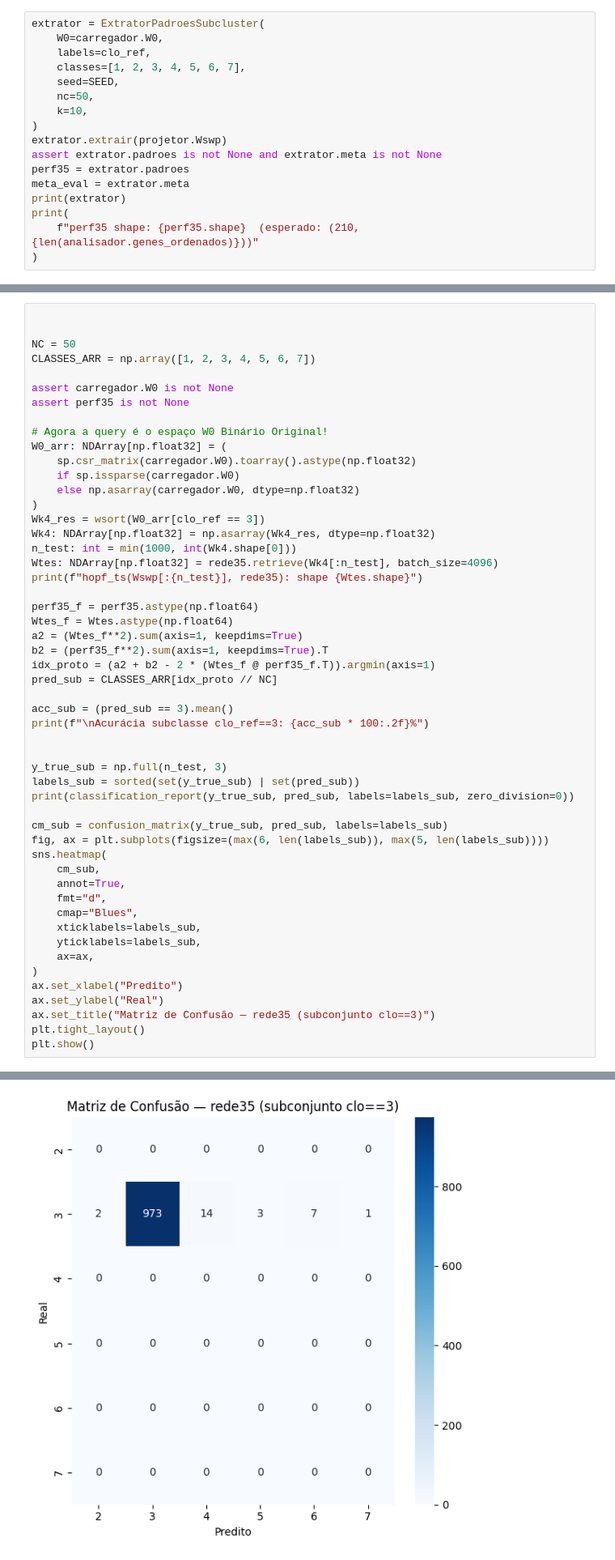
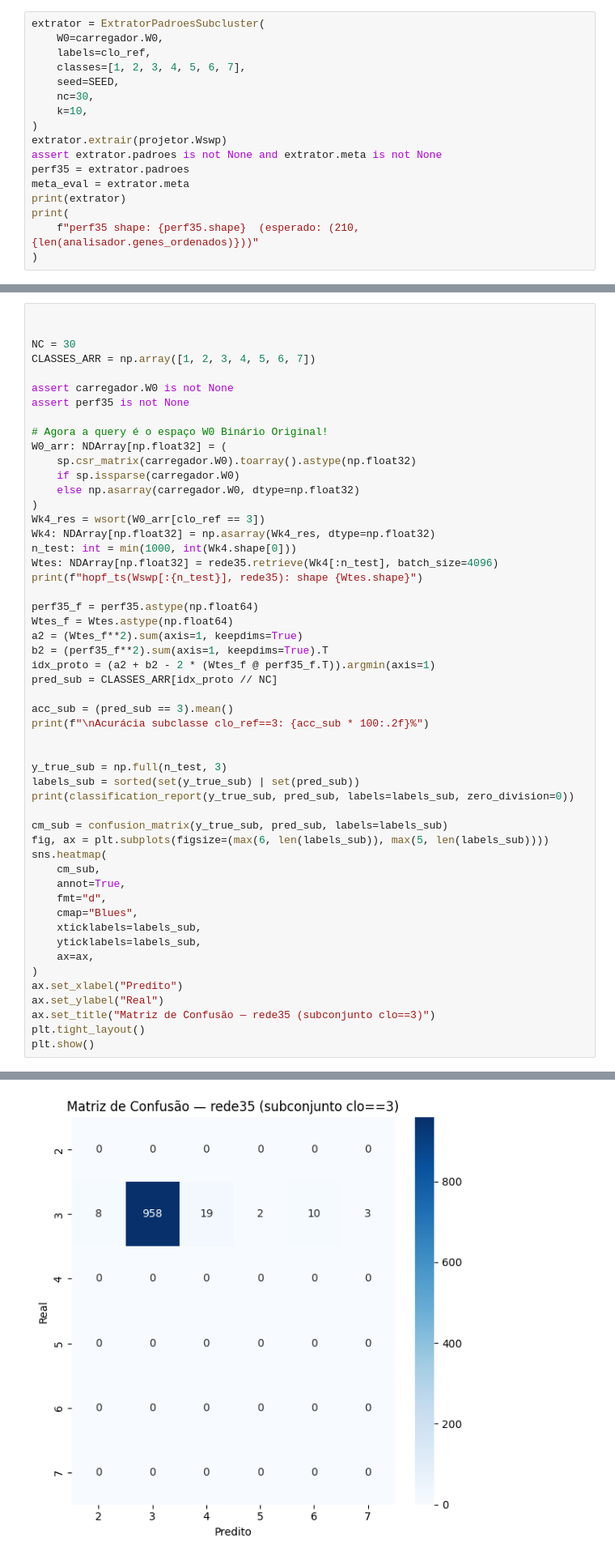
Before and after one commit to letdevx/pipiline_hopifield, a Jupyter notebook: pipeline_generico.ipynb, the cells around one changed output, grey strips where cells are left out. Shown at 81% size. Cells and saved outputs as stored; diff of their text form.

```diff
--- a/pipeline_generico.ipynb
+++ b/pipeline_generico.ipynb
@@ -619,7 +624,7 @@ extrator = ExtratorPadroesSubcluster(
     labels=clo_ref,
     classes=[1, 2, 3, 4, 5, 6, 7],
     seed=SEED,
-    nc=50,
+    nc=30,
     k=10,
 )
 extrator.extrair(projetor.Wswp)
@@ -694,7 +699,7 @@ Rede Hopfield e metadados salvos com sucesso em outputs/hopfield/!
 # %%
 
 
-NC = 50
+NC = 30
 CLASSES_ARR = np.array([1, 2, 3, 4, 5, 6, 7])
 
 assert carregador.W0 is not None
@@ -763,2 +768,2 @@ weighted avg       1.00      0.97      0.99      1000
-[figure, old version]
+[figure, new version]
 # %% [markdown]
```
Also changed, not shown: parts of 18 cells of this notebook, 5 other files.
